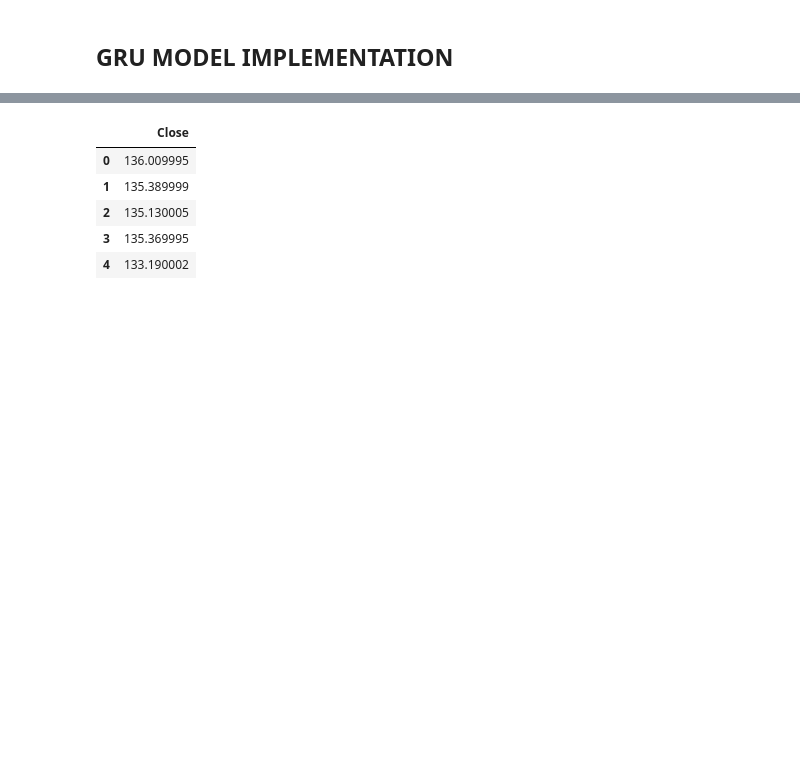
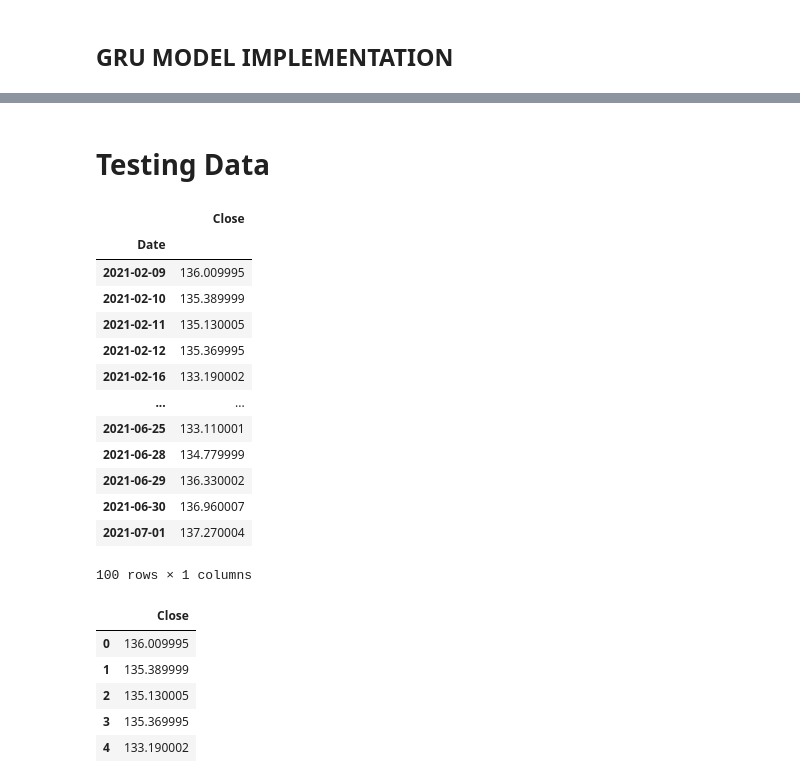
Before and after one commit to Aashmit/minor_project, a Jupyter notebook: notebook.ipynb, the cells around one changed output, grey strips where cells are left out. Drawn from its saved outputs; the diff is of its cells as text; code cells hidden in the pictures; blank space fills up the shorter version.

```diff
--- a/notebook.ipynb
+++ b/notebook.ipynb
@@ -212,8 +249,27 @@ Epoch 50/50
 <keras.src.callbacks.History at 0x...>
 # %%
 gru_model.save('GRU.h5')
+# %% [markdown]
+# Testing Data
 # %%
 past_100_days=data_training.tail(100)
+# %%
+past_100_days
+# %% [output]
+|  | Close |
+| Date |  |
+| 2021-02-09 | 136.009995 |
+| 2021-02-10 | 135.389999 |
+| 2021-02-11 | 135.130005 |
+| 2021-02-12 | 135.369995 |
+| 2021-02-16 | 133.190002 |
+| ... | ... |
+| 2021-06-25 | 133.110001 |
+| 2021-06-28 | 134.779999 |
+| 2021-06-29 | 136.330002 |
+| 2021-06-30 | 136.960007 |
+| 2021-07-01 | 137.270004 |
+100 rows × 1 columns
 # %%
 final_df=past_100_days.append(data_testing,ignore_index=True)
 # %%
```
Also changed, not shown: parts of 23 cells of this notebook, 10 other files.
